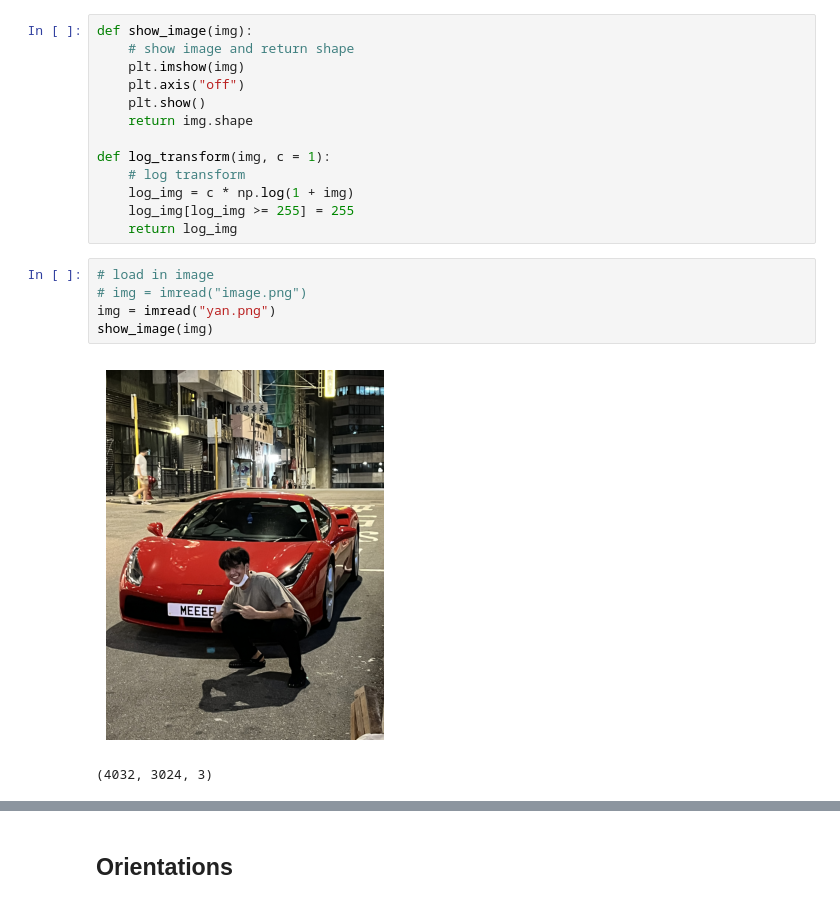
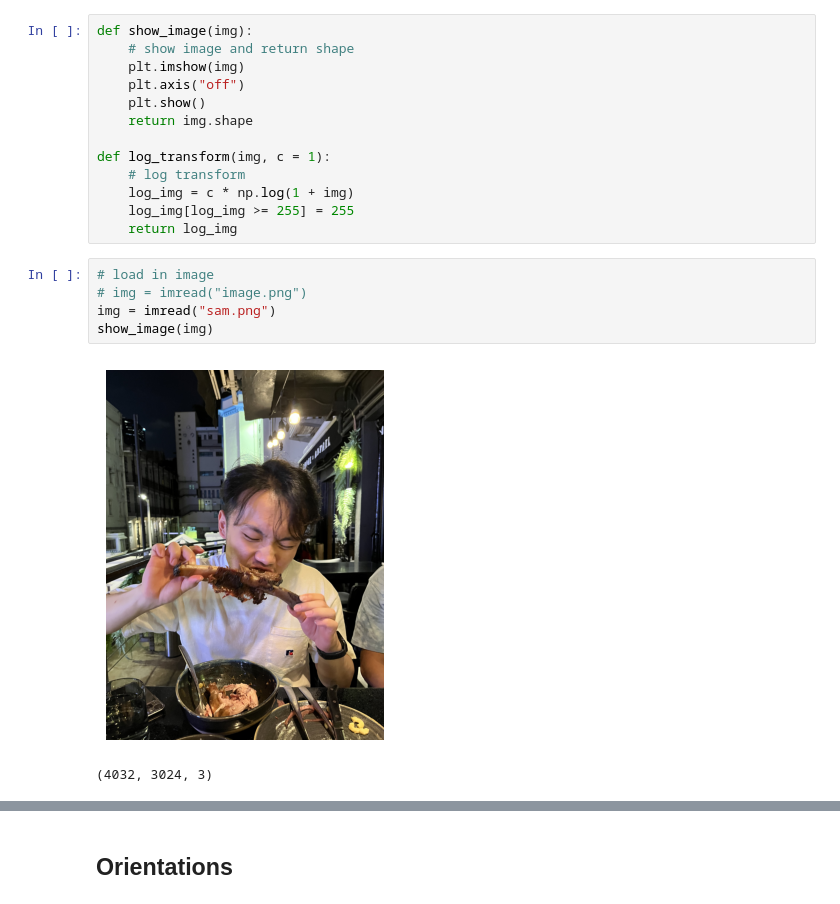
Before and after one commit to fongc123/notes, a Jupyter notebook: src/image processing/hog.ipynb, the cells around one changed output, grey strips where cells are left out. Cells and saved outputs as stored; diff of their text form.

```diff
--- a/src/image processing/hog.ipynb
+++ b/src/image processing/hog.ipynb
@@ -27,10 +27,10 @@ def log_transform(img, c = 1):
 # %%
 # load in image
 # img = imread("image.png")
-img = imread("yan.png")
+img = imread("sam.png")
 show_image(img)
 # %% [output]
-[figure, old version]
+[figure, new version]
 (4032, 3024, 3)
 # %%
 # resize image
```
Also changed, not shown: parts of 6 cells of this notebook.
